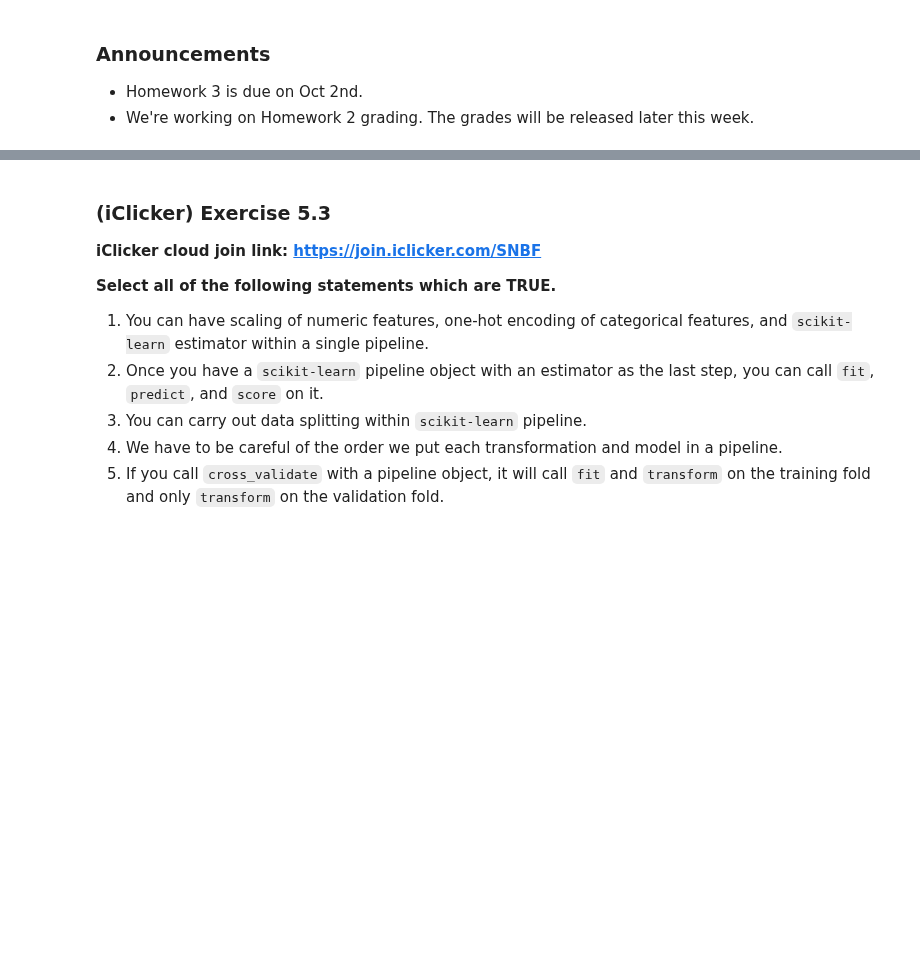
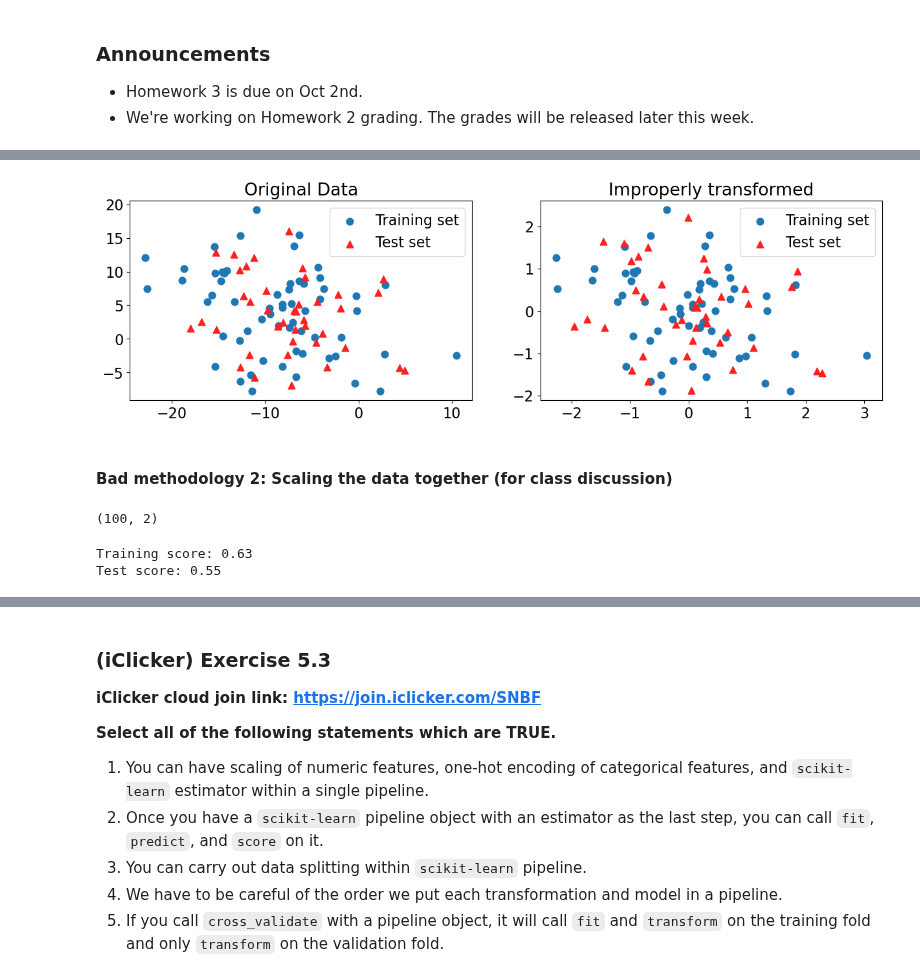
Before and after one commit to UBC-CS/cpsc330-2023W1, a Jupyter notebook: lectures/slides/06_slides.ipynb, the cells around one changed output, grey strips where cells are left out. Saved outputs shown, nothing was run; the diff lists cells and outputs as text; code cells hidden in the pictures; blank space fills up the shorter version.

```diff
--- a/lectures/slides/06_slides.ipynb
+++ b/lectures/slides/06_slides.ipynb
@@ -29,0 +68,18 @@ from sklearn.tree import DecisionTreeClassifier
+# %%
+plot_original_scaled(
+    X_train_toy,
+    X_test_toy,
+    train_scaled,
+    test_scaled,
+    title_transformed="Improperly transformed",
+)
+# %% [output]
+[figure, added]
+# %% [markdown]
+#### Bad methodology 2: Scaling the data together (for class discussion)
+# %%
+# join the train and test sets back together
+XX = np.vstack((X_train_toy, X_test_toy))
+XX.shape
+# %% [output]
+(100, 2)
@@ -29,0 +92,8 @@ from sklearn.tree import DecisionTreeClassifier
+# %%
+knn = KNeighborsClassifier()
+knn.fit(XX_train, y_train_toy)
+print(f"Training score: {knn.score(XX_train, y_train_toy):.2f}")  # Misleading score
+print(f"Test score: {knn.score(XX_test, y_test_toy):.2f}")  # Misleading score
+# %% [output]
+Training score: 0.63
+Test score: 0.55
```
Also changed, not shown: parts of 13 cells of this notebook.
